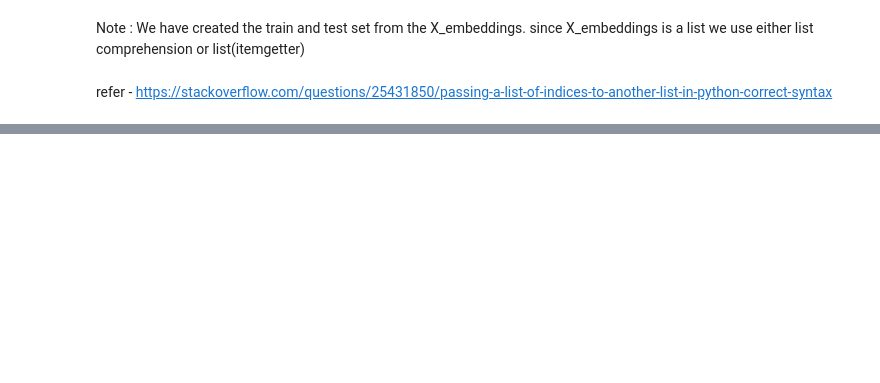
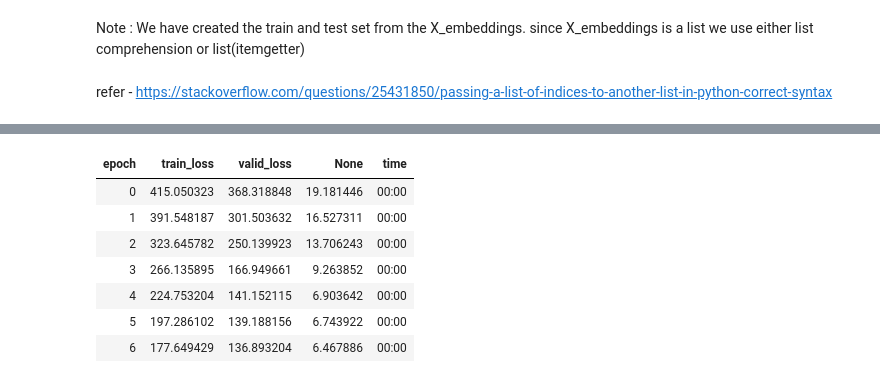
Before and after one commit to akshaypt7/amazon_sales_prediction, a Jupyter notebook: project_01_04_Using_entity_embeddings.ipynb, the cells around one changed output, grey strips where cells are left out. Cells and saved outputs as stored; diff of their text form; code cells hidden in the pictures; blank space fills up the shorter version.

Commit message:
Created models using entity embedding

```diff
--- a/project_01_04_Using_entity_embeddings.ipynb
+++ b/project_01_04_Using_entity_embeddings.ipynb
@@ -149,0 +237,14 @@ refer - https://stackoverflow.com/questions/25431850/passing-a-list-of-indices-t
+# %%
+# Using weight Decay
+learn = tabular_learner(dls, y_range=(0,42), layers=[500,250],
+                        n_out=1, loss_func=F.mse_loss, metrics= torch.nn.L1Loss)
+learn.fit_one_cycle(7, 1e-3,wd=0.1)
+# %% [output]
+| epoch | train_loss | valid_loss | None | time |
+| 0 | 415.050323 | 368.318848 | 19.181446 | 00:00 |
+| 1 | 391.548187 | 301.503632 | 16.527311 | 00:00 |
+| 2 | 323.645782 | 250.139923 | 13.706243 | 00:00 |
+| 3 | 266.135895 | 166.949661 | 9.263852 | 00:00 |
+| 4 | 224.753204 | 141.152115 | 6.903642 | 00:00 |
+| 5 | 197.286102 | 139.188156 | 6.743922 | 00:00 |
+| 6 | 177.649429 | 136.893204 | 6.467886 | 00:00 |
```
Also changed, not shown: parts of 35 cells of this notebook.
